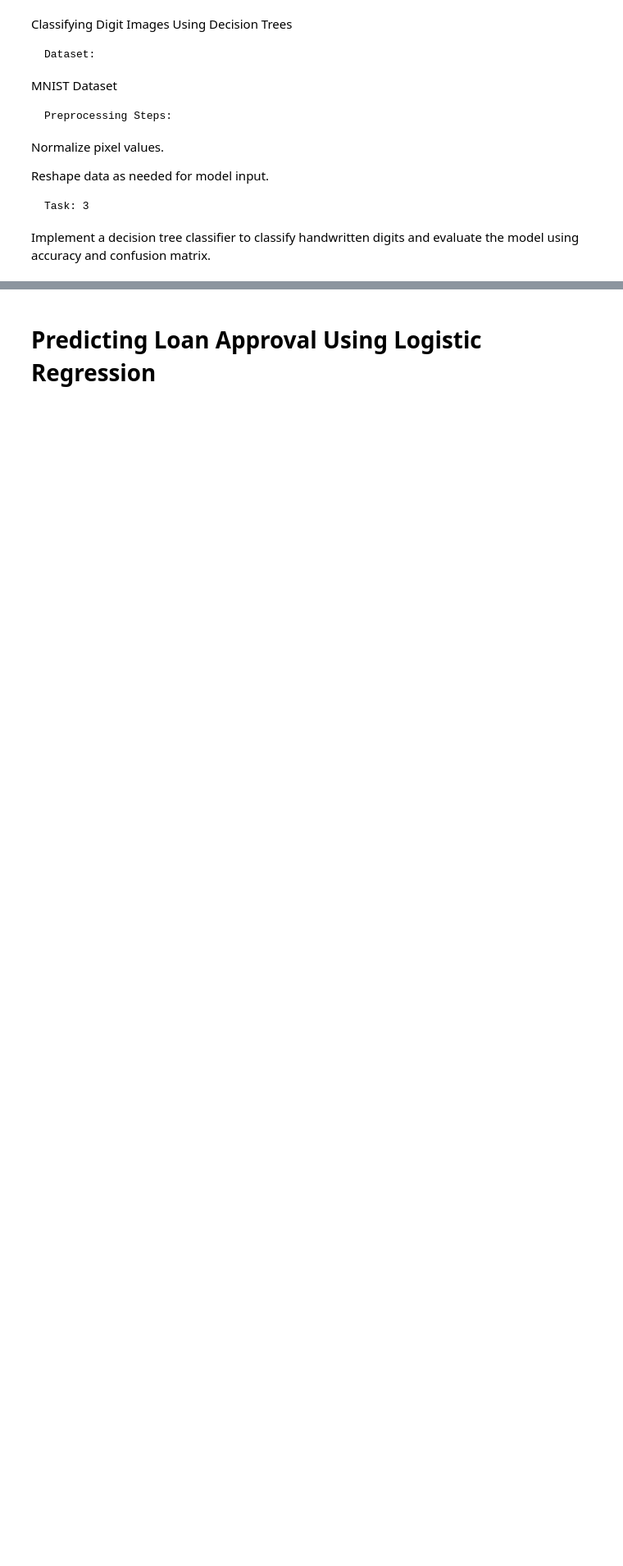
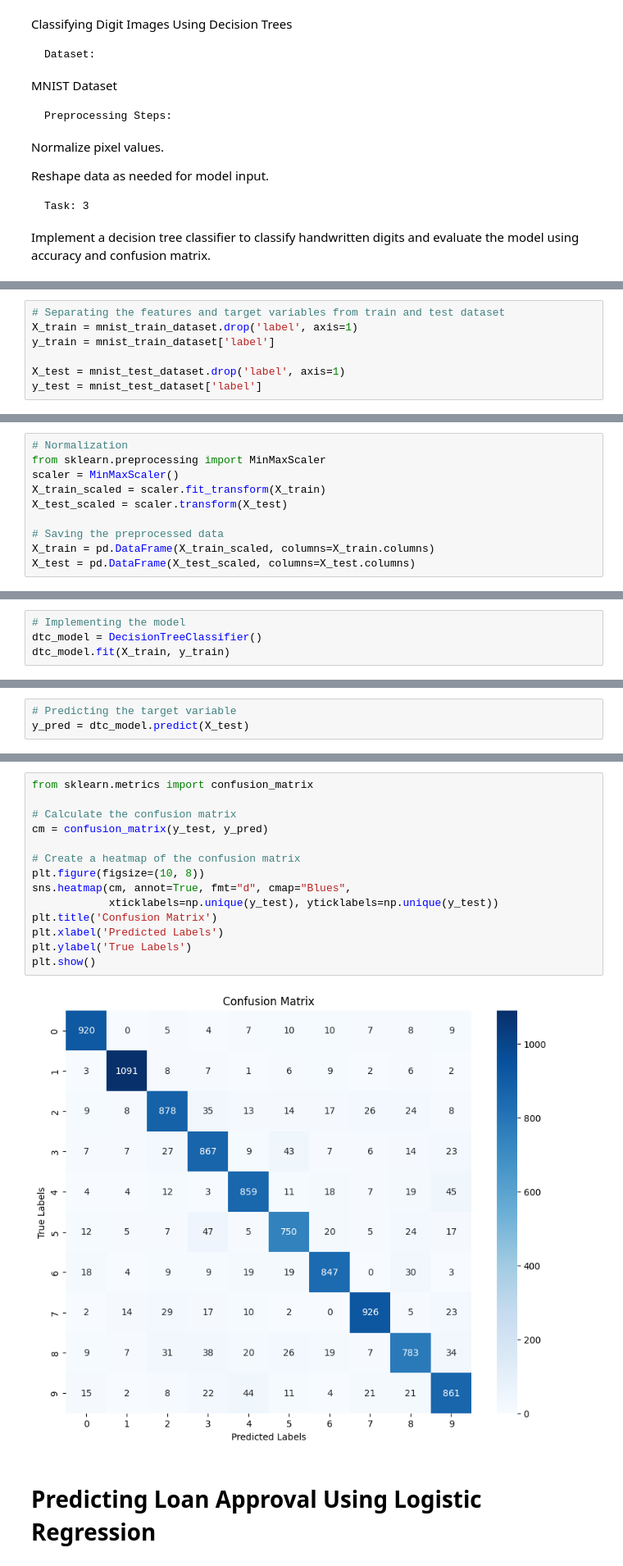
Before and after one commit to Ahmed-Islam-AI/100DaysOfBytewise, a Jupyter notebook: Solutions/Task 13 Solution/BWF_Task_13.ipynb, the cells around one changed output, grey strips where cells are left out. Shown at 82% size. Cells and saved outputs as stored; diff of their text form; blank space fills up the shorter version.

```diff
--- a/Solutions/Task 13 Solution/BWF_Task_13.ipynb
+++ b/Solutions/Task 13 Solution/BWF_Task_13.ipynb
@@ -371,0 +421,7 @@ Implement a decision tree classifier to classify handwritten digits and evaluate
+# %%
+# Separating the features and target variables from train and test dataset
+X_train = mnist_train_dataset.drop('label', axis=1)
+y_train = mnist_train_dataset['label']
+
+X_test = mnist_test_dataset.drop('label', axis=1)
+y_test = mnist_test_dataset['label']
@@ -371,0 +430,10 @@ Implement a decision tree classifier to classify handwritten digits and evaluate
+# %%
+# Normalization
+from sklearn.preprocessing import MinMaxScaler
+scaler = MinMaxScaler()
+X_train_scaled = scaler.fit_transform(X_train)
+X_test_scaled = scaler.transform(X_test)
+
+# Saving the preprocessed data
+X_train = pd.DataFrame(X_train_scaled, columns=X_train.columns)
+X_test = pd.DataFrame(X_test_scaled, columns=X_test.columns)
@@ -371,0 +442,4 @@ Implement a decision tree classifier to classify handwritten digits and evaluate
+# %%
+# Implementing the model
+dtc_model = DecisionTreeClassifier()
+dtc_model.fit(X_train, y_train)
@@ -371,0 +448,3 @@ Implement a decision tree classifier to classify handwritten digits and evaluate
+# %%
+# Predicting the target variable
+y_pred = dtc_model.predict(X_test)
@@ -372,3 +457,19 @@ Implement a decision tree classifier to classify handwritten digits and evaluate
+# %%
+from sklearn.metrics import confusion_matrix
+
+# Calculate the confusion matrix
+cm = confusion_matrix(y_test, y_pred)
+
+# Create a heatmap of the confusion matrix
+plt.figure(figsize=(10, 8))
+sns.heatmap(cm, annot=True, fmt="d", cmap="Blues",
+            xticklabels=np.unique(y_test), yticklabels=np.unique(y_test))
+plt.title('Confusion Matrix')
+plt.xlabel('Predicted Labels')
+plt.ylabel('True Labels')
+plt.show()
+# %% [output]
+[figure, added]
 # %% [markdown]
 # Predicting Loan Approval Using Logistic Regression
 # %% [markdown]
```
Also changed, not shown: parts of 19 cells of this notebook.
